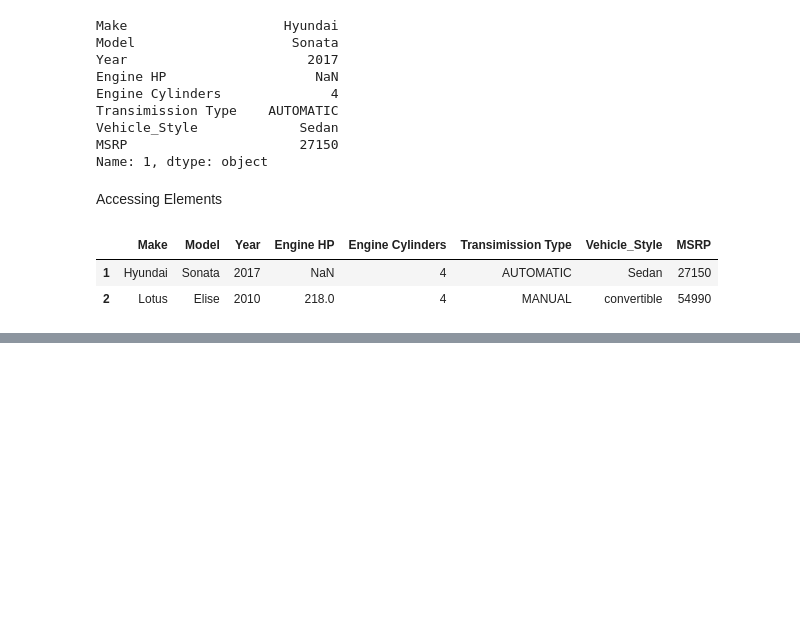
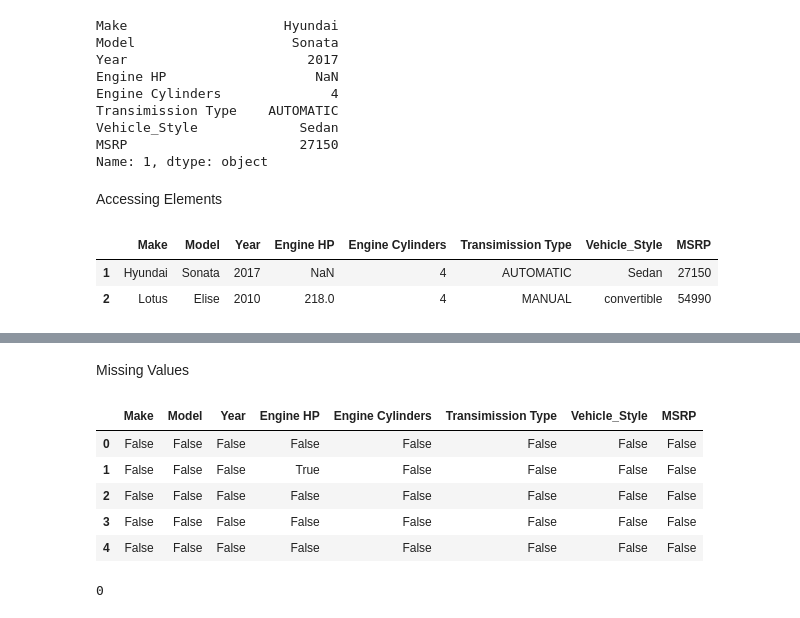
Before and after one commit to Demmynile/Journey_to_ML_engineer, a Jupyter notebook: Pandas_fundernmentals.ipynb, the cells around one changed output, grey strips where cells are left out. Drawn from its saved outputs; the diff is of its cells as text; code cells hidden in the pictures; blank space fills up the shorter version.

```diff
--- a/Pandas_fundernmentals.ipynb
+++ b/Pandas_fundernmentals.ipynb
@@ -136,0 +224,2 @@ df.loc[[1,2]]
+# %%
+df["Vehicle_Style"] = df["Vehicle_Style"].str.replace(" " , "_").str.lower()
@@ -136,0 +269,15 @@ df.loc[[1,2]]
+# %% [markdown]
+Missing Values
+# %%
+df.isnull()
+# %% [output]
+|  | Make | Model | Year | Engine HP | Engine Cylinders | Transimission Type | Vehicle_Style | MSRP |
+| 0 | False | False | False | False | False | False | False | False |
+| 1 | False | False | False | True | False | False | False | False |
+| 2 | False | False | False | False | False | False | False | False |
+| 3 | False | False | False | False | False | False | False | False |
+| 4 | False | False | False | False | False | False | False | False |
+# %%
+df.Make.isnull().sum()
+# %% [output]
+0
```
Also changed, not shown: parts of 26 cells of this notebook.
